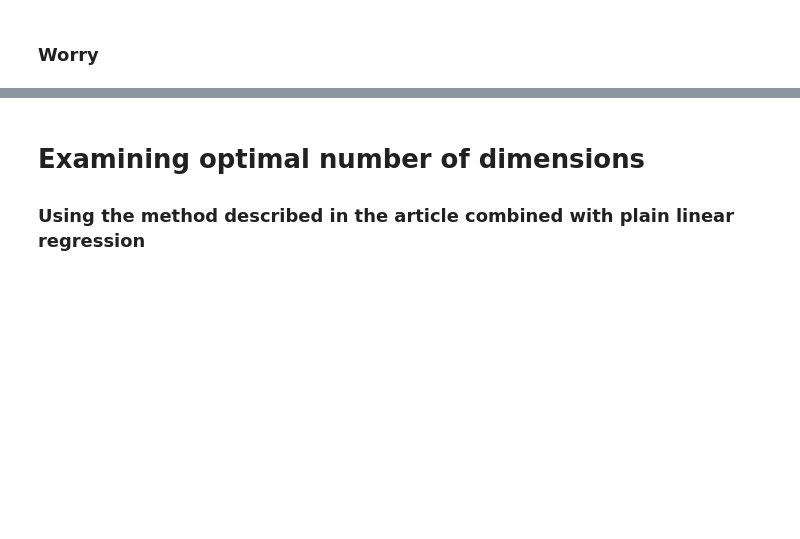
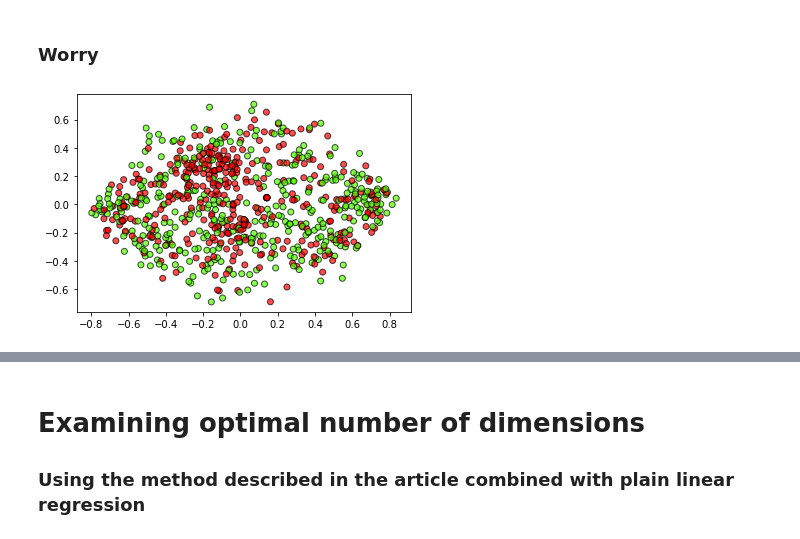
Before and after one commit to alexandraant161803/EDAN70, a Jupyter notebook: WD_project.ipynb, the cells around one changed output, grey strips where cells are left out. Saved outputs shown, nothing was run; the diff lists cells and outputs as text; code cells hidden in the pictures; blank space fills up the shorter version.

```diff
--- a/WD_project.ipynb
+++ b/WD_project.ipynb
@@ -328,11 +355,20 @@ Intercept:   11.507631906310872
 x_wor = response_space_wor #To use vectors with reduced dimensions (after PCA)
 
 #Splitting data into training and testing dataset for depression data
-X_train_wor, X_test_wor, y_train_wor, y_test_wor = train_test_split(x_wor, y_wor, test_size=0.2, random_state=0)
+X_train_wor, X_test_wor, y_train_wor, y_test_wor = train_test_split(x_wor, y_wor_diag, test_size=0.2, random_state=0)
 
 regr_wor = LinearRegression()
 regr_wor.fit(X_train_wor, y_train_wor)
 
 # Predicting the test set results
 y_pred_wor = regr_wor.predict(X_test_wor)
+# %%
+# build and plot PCA to visualize the balance of the classes in the dataset
+pca = PCA(n_components=2)
+pca.fit(np.array(X_train_wor))
+X_pca_wor = pca.transform(np.array(X_train_wor))
+plt.scatter(X_pca_wor[:, 0], X_pca_wor[:, 1], c=y_train_wor, cmap=plt.cm.prism, edgecolor='k', alpha=0.7)
+plt.show()
+# %% [output]
+[figure, added]
 # %%
```
Also changed, not shown: parts of 8 cells of this notebook.
